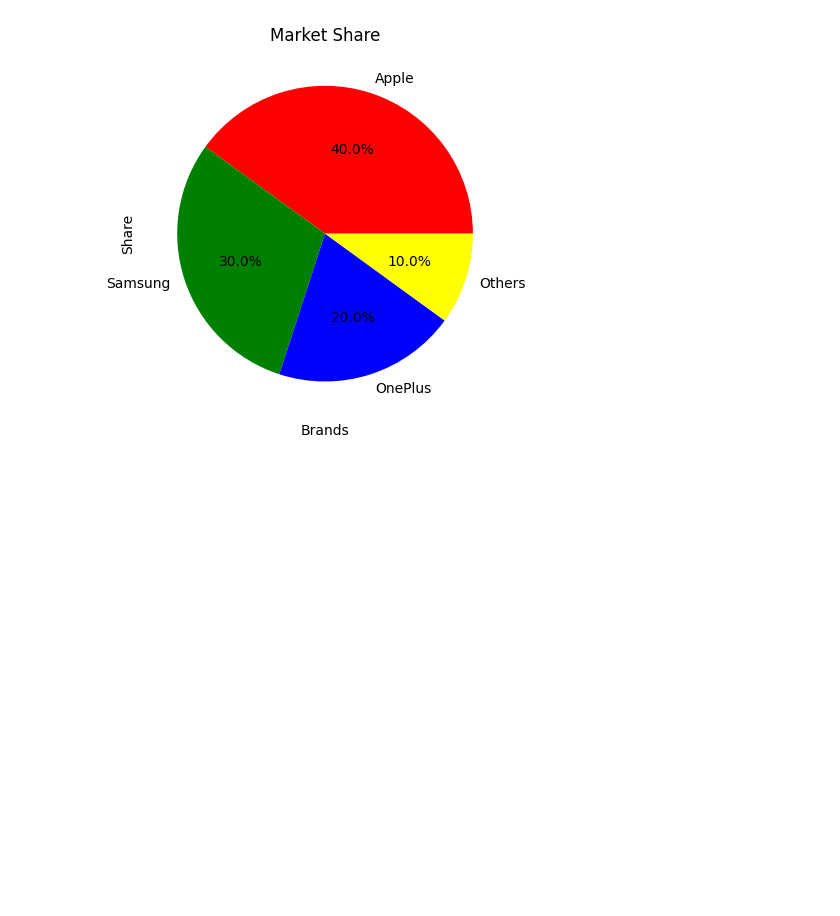
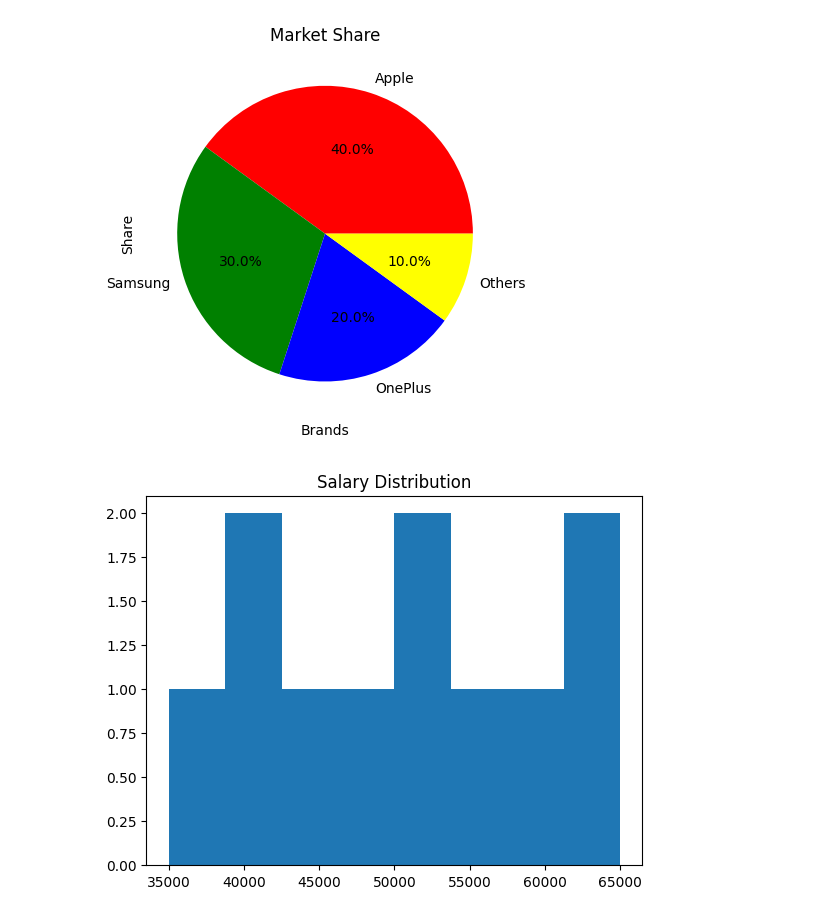
Before and after one commit to usbrendonb/Python, a Jupyter notebook: AI_web_day5.ipynb, the cells around one changed output. Cells and saved outputs as stored; diff of their text form; code cells hidden in the pictures; blank space fills up the shorter version.

```diff
--- a/AI_web_day5.ipynb
+++ b/AI_web_day5.ipynb
@@ -47,3 +47,13 @@ plt.ylabel("Share")
 plt.show()
 # %% [output]
 [figure]
+# %%
+# Histogram Scenario
+
+salary = [35000,42000,50000,45000,62000,58000,47000,39000,51000,65000,54000]
+
+plt.hist(salary,bins=8)
+plt.title("Salary Distribution")
+plt.show()
+# %% [output]
+[figure, added]
```
Also changed, not shown: parts of 2 cells of this notebook.
